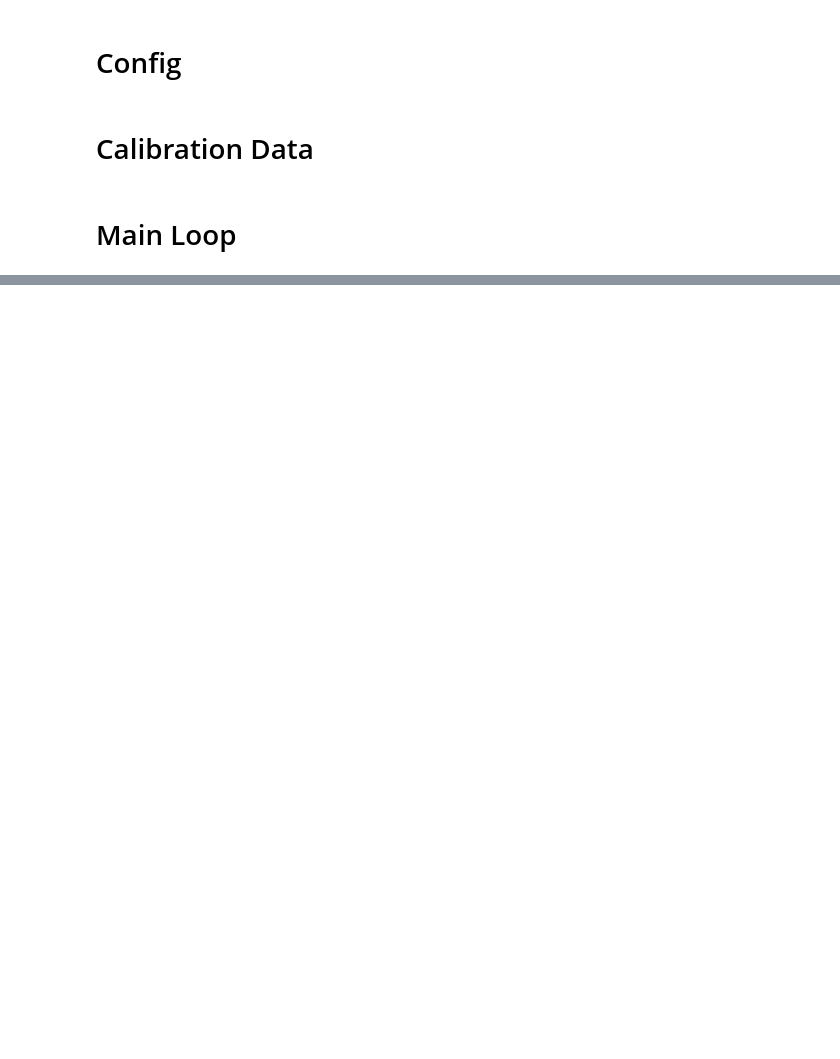
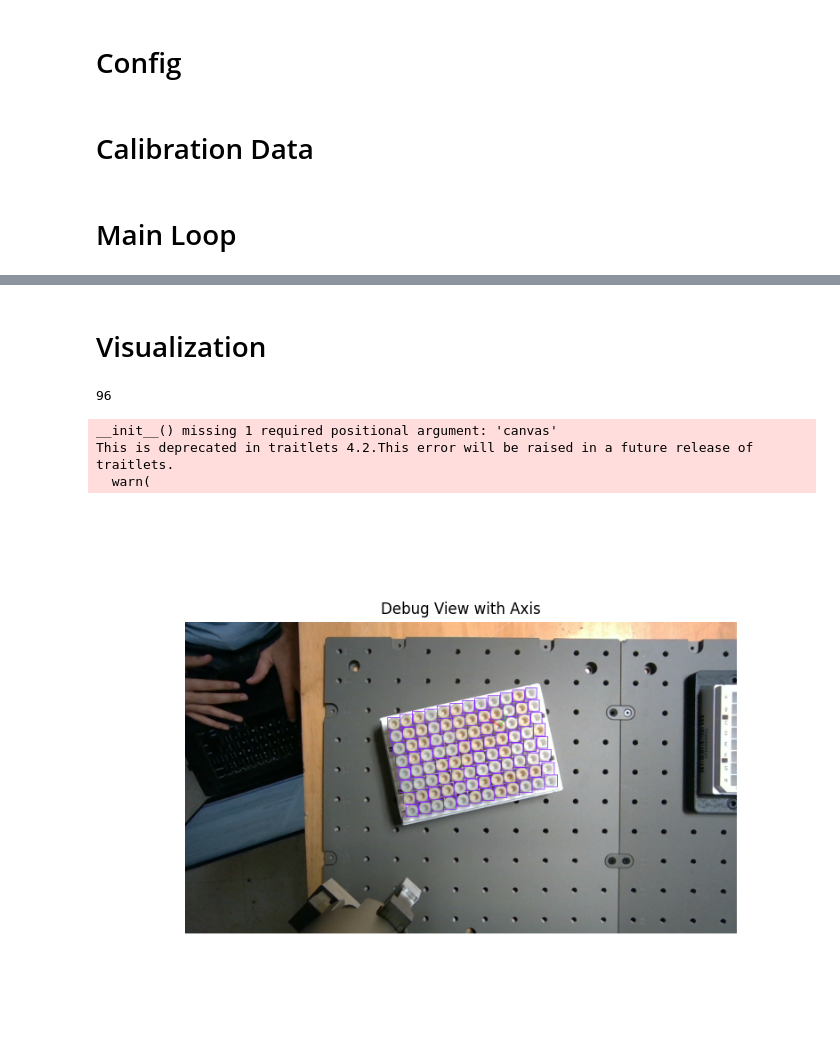
Before and after one commit to dorna-robotics/slas2025, a Jupyter notebook: vial/main.ipynb, the cells around one changed output, grey strips where cells are left out. Cells and saved outputs as stored; diff of their text form; code cells hidden in the pictures; blank space fills up the shorter version.

```diff
--- a/vial/main.ipynb
+++ b/vial/main.ipynb
@@ -527,0 +227,35 @@ detection_vial.close()
+# %% [markdown]
+# Visualization
+# %%
+len(place_index)
+# %% [output]
+96
+# %%
+%matplotlib widget
+import cv2
+# draw axis on image
+img = detection_vial.retval["camera_data"]["img"]  # current BGR image
+K = detection_vial.camera.camera_matrix(detection_vial.retval["camera_data"]["depth_int"])      # camera matrix
+D = detection_vial.camera.dist_coeffs(detection_vial.retval["camera_data"]["depth_int"])      # distortion coefficients
+
+rvec = np.array(rvec_img).reshape(3, 1).astype(float)
+tvec = tvec_img
+
+# optionally undistort if needed
+# img = cv2.undistort(img, K, D)
+
+# draw 3D axis with length 20 mm
+cv2.drawFrameAxes(img, K, D, rvec, tvec, 10, thickness=1)
+
+# display in Jupyter
+from matplotlib import pyplot as plt
+plt.figure(figsize=(8,6))
+plt.imshow(cv2.cvtColor(img, cv2.COLOR_BGR2RGB))
+plt.title("Debug View with Axis")
+plt.axis("off")
+plt.show()
+# %% [output]
+__init__() missing 1 required positional argument: 'canvas'
+This is deprecated in traitlets 4.2.This error will be raised in a future release of traitlets.
+  warn(
+[figure, added]
```
Also changed, not shown: parts of 4 cells of this notebook, 4 other files.
